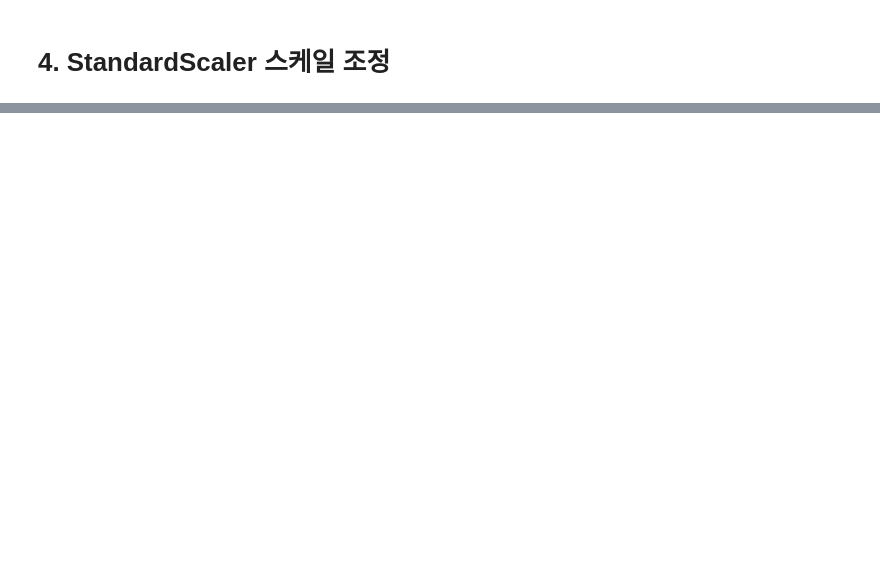
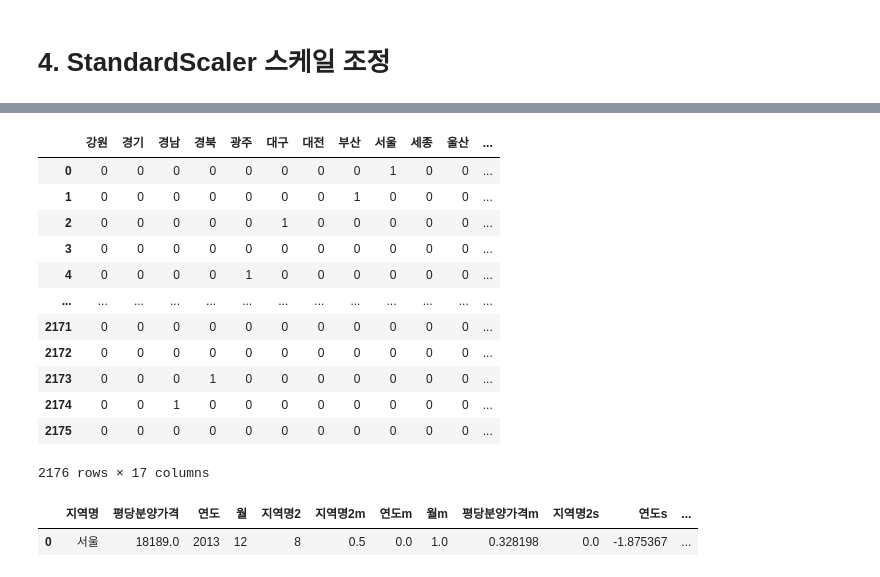
Before and after one commit to hjinyoo/ai, a Jupyter notebook: source/05_DeepLearning/연습문제(라벨인코딩_스케일조정_원핫인코딩).ipynb, the cells around one changed output, grey strips where cells are left out. Drawn from its saved outputs; the diff is of its cells as text; code cells hidden in the pictures; blank space fills up the shorter version.

```diff
--- a/source/05_DeepLearning/연습문제(라벨인코딩_스케일조정_원핫인코딩).ipynb
+++ b/source/05_DeepLearning/연습문제(라벨인코딩_스케일조정_원핫인코딩).ipynb
@@ -50,0 +91,7 @@ x.shape, y.shape
+# %%
+from sklearn.preprocessing import MinMaxScaler
+scaler_x = MinMaxScaler()
+scaler_y = MinMaxScaler()
+df[['지역명2m', '연도m', '월m']] = scaler_x.fit_transform(x_data)
+df[['평당분양가격m']] = scaler_y.fit_transform(y_data)
+df.head()
@@ -51,2 +105,9 @@ x.shape, y.shape
 # %% [markdown]
 # 4. StandardScaler 스케일 조정
+# %%
+from sklearn.preprocessing import StandardScaler
+scaler_x = StandardScaler()
+scaler_y = StandardScaler()
+df[['지역명2s', '연도s', '월s']] = scaler_x.fit_transform(x_data)
+df[['평당분양가격s']] = scaler_y.fit_transform(y_data)
+df.head()
@@ -52,0 +146,3 @@ x.shape, y.shape
+# %%
+loc = df.loc[:16,['지역명','지역명2']].sort_values(by='지역명2')['지역명'].tolist()
+print(loc) # 원핫인코딩 후 열이름
@@ -52,0 +162,5 @@ x.shape, y.shape
+# %%
+# 원핫인코딩 방법1
+df[loc] = to_categorical(df['지역명2'])#.astype(np.int16)
+pd.options.display.max_columns =30
+df[loc].info()
@@ -52,0 +185,24 @@ x.shape, y.shape
+# %%
+df[loc] = df[loc].astype(np.int16)
+df[loc]
+# %% [output]
+|  | 강원 | 경기 | 경남 | 경북 | 광주 | 대구 | 대전 | 부산 | 서울 | 세종 | 울산 | ... |
+| 0 | 0 | 0 | 0 | 0 | 0 | 0 | 0 | 0 | 1 | 0 | 0 | ... |
+| 1 | 0 | 0 | 0 | 0 | 0 | 0 | 0 | 1 | 0 | 0 | 0 | ... |
+| 2 | 0 | 0 | 0 | 0 | 0 | 1 | 0 | 0 | 0 | 0 | 0 | ... |
+| 3 | 0 | 0 | 0 | 0 | 0 | 0 | 0 | 0 | 0 | 0 | 0 | ... |
+| 4 | 0 | 0 | 0 | 0 | 1 | 0 | 0 | 0 | 0 | 0 | 0 | ... |
+| ... | ... | ... | ... | ... | ... | ... | ... | ... | ... | ... | ... | ... |
+| 2171 | 0 | 0 | 0 | 0 | 0 | 0 | 0 | 0 | 0 | 0 | 0 | ... |
+| 2172 | 0 | 0 | 0 | 0 | 0 | 0 | 0 | 0 | 0 | 0 | 0 | ... |
+| 2173 | 0 | 0 | 0 | 1 | 0 | 0 | 0 | 0 | 0 | 0 | 0 | ... |
+| 2174 | 0 | 0 | 1 | 0 | 0 | 0 | 0 | 0 | 0 | 0 | 0 | ... |
+| 2175 | 0 | 0 | 0 | 0 | 0 | 0 | 0 | 0 | 0 | 0 | 0 | ... |
+2176 rows × 17 columns
+# %%
+# 원핫인코딩 방법2
+df[loc] = pd.get_dummies(df['지역명2'])
+df.head(1)
+# %% [output]
+|  | 지역명 | 평당분양가격 | 연도 | 월 | 지역명2 | 지역명2m | 연도m | 월m | 평당분양가격m | 지역명2s | 연도s | ... |
+| 0 | 서울 | 18189.0 | 2013 | 12 | 8 | 0.5 | 0.0 | 1.0 | 0.328198 | 0.0 | -1.875367 | ... |
```
Also changed, not shown: parts of 13 cells of this notebook, 3 other files.
